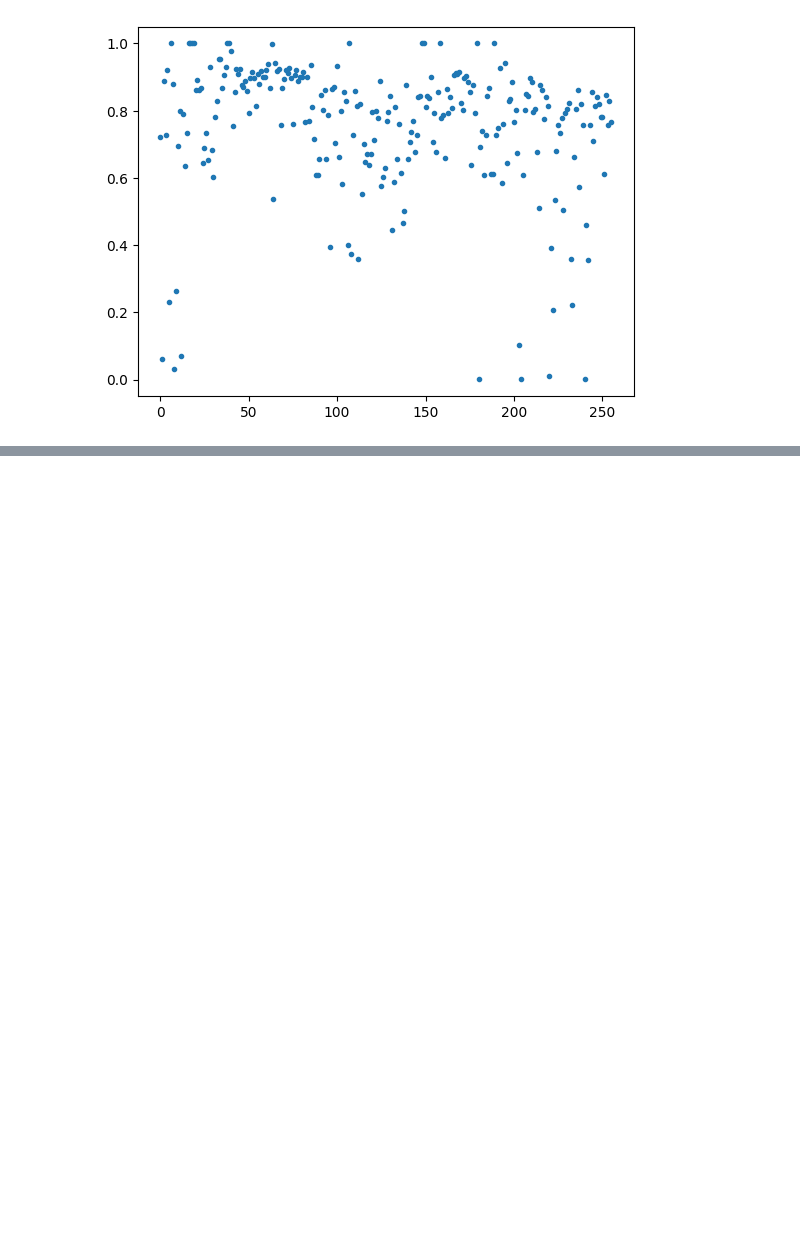
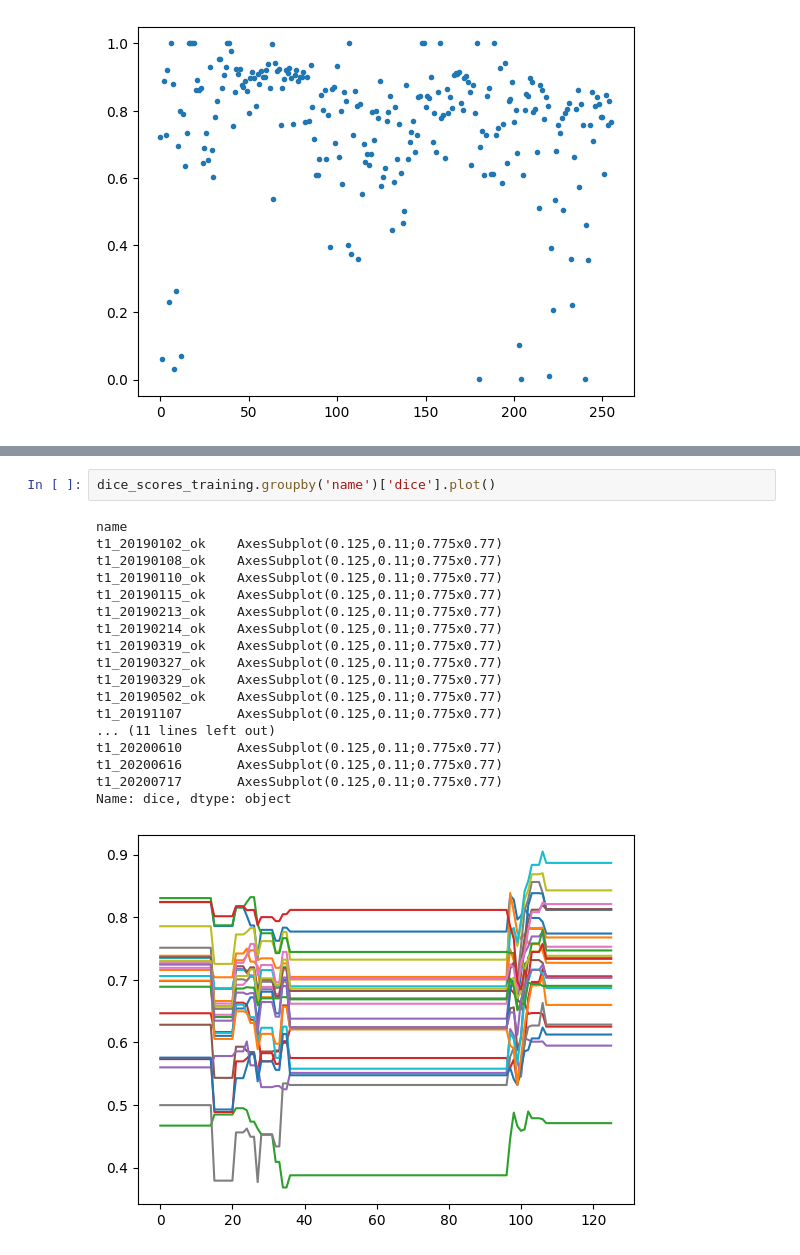
Before and after one commit to dafne-imaging/dafne-evaluation, a Jupyter notebook: dafne_figures.ipynb, the cells around one changed output, grey strips where cells are left out. Cells and saved outputs as stored; diff of their text form; blank space fills up the shorter version.

```diff
--- a/dafne_figures.ipynb
+++ b/dafne_figures.ipynb
@@ -108,0 +158,21 @@ plt.plot(dice_scores_notime, '.')
+# %%
+dice_scores_training.groupby('name')['dice'].plot()
+# %% [output]
+name
+t1_20190102_ok    AxesSubplot(0.125,0.11;0.775x0.77)
+t1_20190108_ok    AxesSubplot(0.125,0.11;0.775x0.77)
+t1_20190110_ok    AxesSubplot(0.125,0.11;0.775x0.77)
+t1_20190115_ok    AxesSubplot(0.125,0.11;0.775x0.77)
+t1_20190213_ok    AxesSubplot(0.125,0.11;0.775x0.77)
+t1_20190214_ok    AxesSubplot(0.125,0.11;0.775x0.77)
+t1_20190319_ok    AxesSubplot(0.125,0.11;0.775x0.77)
+t1_20190327_ok    AxesSubplot(0.125,0.11;0.775x0.77)
+t1_20190329_ok    AxesSubplot(0.125,0.11;0.775x0.77)
+t1_20190502_ok    AxesSubplot(0.125,0.11;0.775x0.77)
+t1_20191107       AxesSubplot(0.125,0.11;0.775x0.77)
+... (11 lines left out)
+t1_20200610       AxesSubplot(0.125,0.11;0.775x0.77)
+t1_20200616       AxesSubplot(0.125,0.11;0.775x0.77)
+t1_20200717       AxesSubplot(0.125,0.11;0.775x0.77)
+Name: dice, dtype: object
+[figure, added]
```
Also changed, not shown: parts of 4 cells of this notebook.
